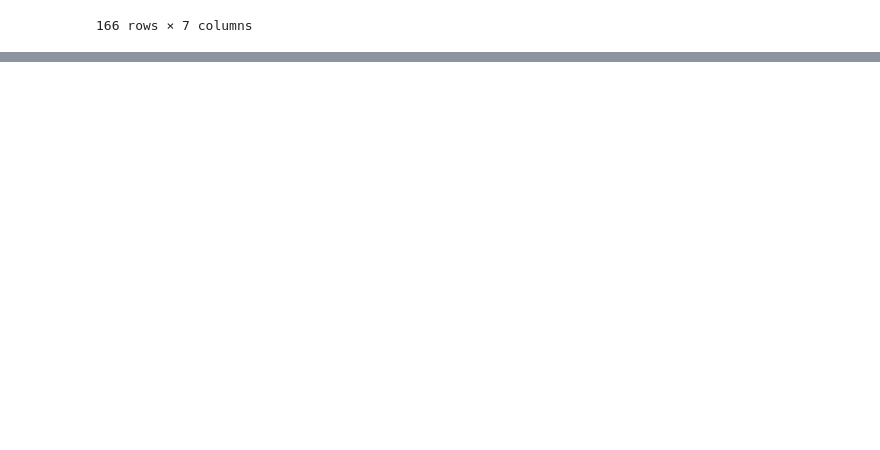
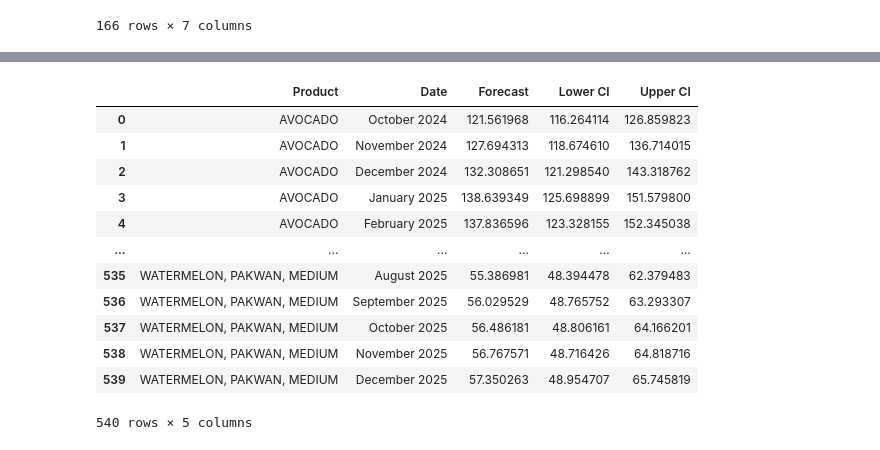
Before and after one commit to RRENN02/Prelims-PH_FruitRetail, a Jupyter notebook: fruit_retail.ipynb, the cells around one changed output, grey strips where cells are left out. Cells and saved outputs as stored; diff of their text form; code cells hidden in the pictures; blank space fills up the shorter version.

Commit message:
Forecast of 2024, 2025
Oct-Dec 2024, Entire 2025

```diff
--- a/fruit_retail.ipynb
+++ b/fruit_retail.ipynb
@@ -527,3 +527,60 @@ top_10_products_per_region
 | 164 | REGION XIII | BANANA, LAKATAN, MEDIUM | 51.712810 | 52.027143 | 51.869976 | 0.314333 | Rainy |
 | 165 | REGION XIII | BANANA, LATUNDAN, MEDIUM | 33.393381 | 33.611548 | 33.502464 | 0.218167 | Rainy |
 166 rows × 7 columns
+# %%
+from statsmodels.tsa.statespace.sarimax import SARIMAX
+
+# Get unique products
+products = df_ph['Product'].unique()
+
+# Dictionary to store forecasts
+forecasts = {}
+
+# Iterate through each product to fit the SARIMAX model and make predictions
+for product in products:
+  # Filter the data for the specific product and region
+  df_filtered = df_ph[(df_ph['Product'] == product) & (df_ph['Region'] == 'PHILIPPINES')]
+
+  # Convert the 'Year' and 'Month' columns to a datetime index
+  df_filtered['Date'] = pd.to_datetime(df_filtered['Year'] + '-' + df_filtered['Month'] + '-01')
+  df_filtered.set_index('Date', inplace=True)
+
+  # Sort the dataframe by date
+  df_filtered.sort_index(inplace=True)
+
+  # Fit the SARIMA model
+  model = SARIMAX(df_filtered['Price'], order=(1, 1, 1), seasonal_order=(1, 1, 1, 12))
+  results = model.fit()
+
+  # Forecast future prices for October, November, December 2024, and the whole of 2025
+  forecast = results.get_forecast(steps=15)
+  forecast_df = forecast.conf_int()
+  forecast_df['Forecast'] = results.predict(start=forecast_df.index[0], end=forecast_df.index[-1])
+
+  # Store the forecast in the dictionary
+  forecasts[product] = forecast_df
+
+# Create a new dataframe to store the predictions
+predictions = []
+
+for product, forecast_df in forecasts.items():
+  for date, row in forecast_df.iterrows():
+    predictions.append({
+      'Product': product,
+      'Date': date,
+      'Forecast': row['Forecast'],
+      'Lower CI': row['lower Price'],
+      'Upper CI': row['upper Price']
+    })
+
+predictions_df = pd.DataFrame(predictions)
+
+# Format the date to "Month Year"
+predictions_df['Date'] = predictions_df['Date'].dt.strftime('%B %Y')
+
+# Filter the predictions for October 2024, November 2024, December 2024, and the whole of 2025
+predictions_df = predictions_df[predictions_df['Date'].str.contains('2024|2025')]
+
+# Display the resulting dataframe
+predictions_df
+# %% [output]
@@ -529,0 +604,13 @@ top_10_products_per_region
+|  | Product | Date | Forecast | Lower CI | Upper CI |
+| 0 | AVOCADO | October 2024 | 121.561968 | 116.264114 | 126.859823 |
+| 1 | AVOCADO | November 2024 | 127.694313 | 118.674610 | 136.714015 |
+| 2 | AVOCADO | December 2024 | 132.308651 | 121.298540 | 143.318762 |
+| 3 | AVOCADO | January 2025 | 138.639349 | 125.698899 | 151.579800 |
+| 4 | AVOCADO | February 2025 | 137.836596 | 123.328155 | 152.345038 |
+| ... | ... | ... | ... | ... | ... |
+| 535 | WATERMELON, PAKWAN, MEDIUM | August 2025 | 55.386981 | 48.394478 | 62.379483 |
+| 536 | WATERMELON, PAKWAN, MEDIUM | September 2025 | 56.029529 | 48.765752 | 63.293307 |
+| 537 | WATERMELON, PAKWAN, MEDIUM | October 2025 | 56.486181 | 48.806161 | 64.166201 |
+| 538 | WATERMELON, PAKWAN, MEDIUM | November 2025 | 56.767571 | 48.716426 | 64.818716 |
+| 539 | WATERMELON, PAKWAN, MEDIUM | December 2025 | 57.350263 | 48.954707 | 65.745819 |
+540 rows × 5 columns
```
Also changed, not shown: parts of 1 cell of this notebook.
